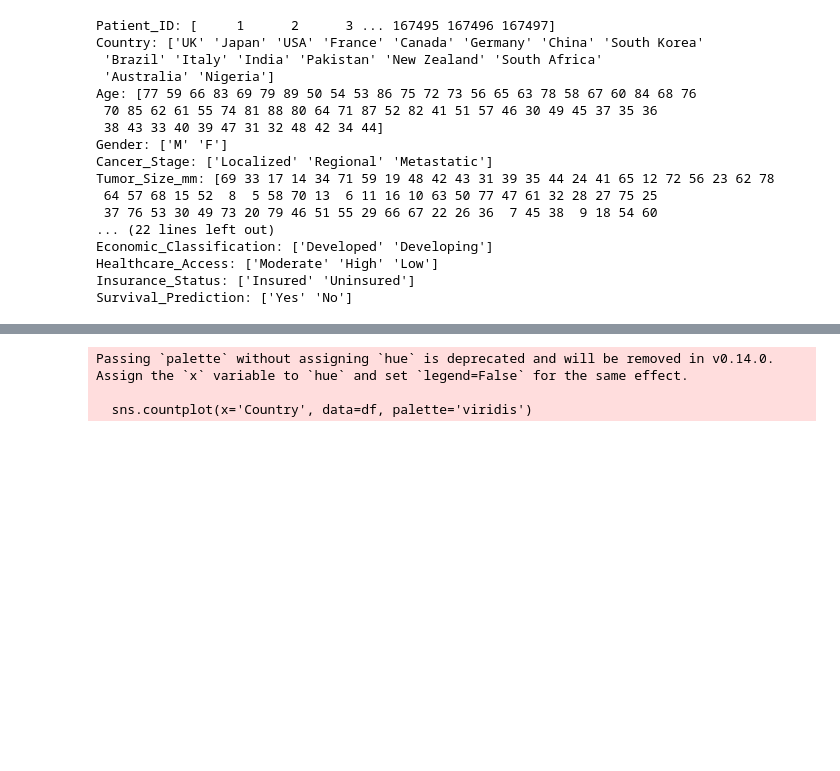
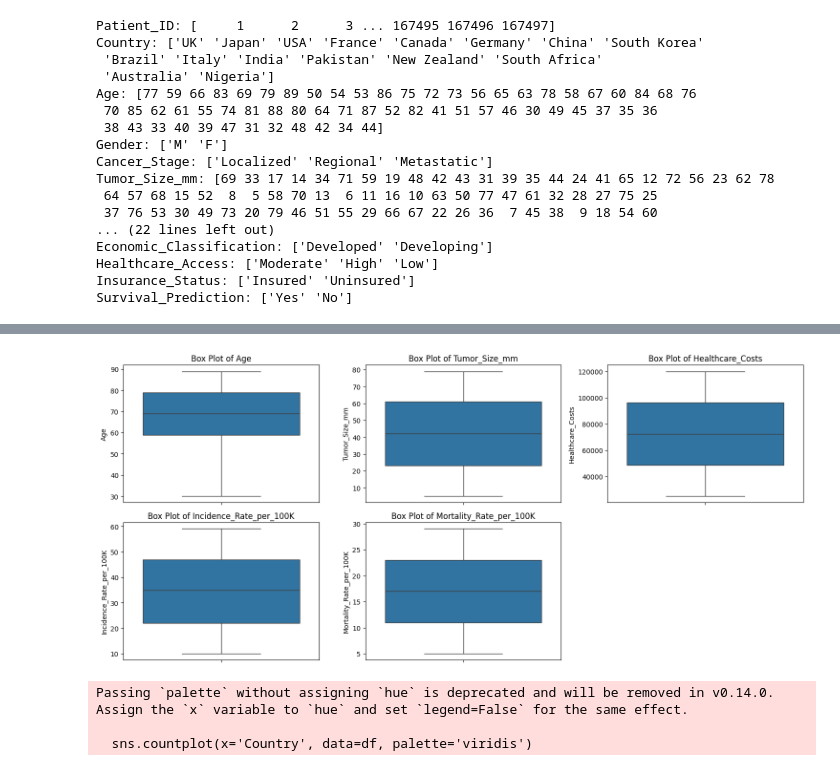
Before and after one commit to sanjaypatel16/Colon-Cancer-Prediction, a Jupyter notebook: notebooks/Colorectal_Cancer_Data_Wrangling.ipynb, the cells around one changed output, grey strips where cells are left out. Cells and saved outputs as stored; diff of their text form; code cells hidden in the pictures; blank space fills up the shorter version.

```diff
--- a/notebooks/Colorectal_Cancer_Data_Wrangling.ipynb
+++ b/notebooks/Colorectal_Cancer_Data_Wrangling.ipynb
@@ -151,3 +149,13 @@ plt.show()
+# %%
+plt.figure(figsize=(15, 10))  # Adjust figure size for better visualization
+for i, col in enumerate(numerical_features):
+        plt.subplot(3, 3, i + 1)  # Adjust subplot grid as needed
+        sns.boxplot(y=col, data=new_df)
+        plt.title(f'Box Plot of {col}')
+plt.tight_layout()  # Adjust subplot parameters for a tight layout
+plt.show()
+# %% [output]
+[figure, added]
 # %%
 # distribution of data across different Countries
 
```
Also changed, not shown: parts of 11 cells of this notebook, 1 other file.
